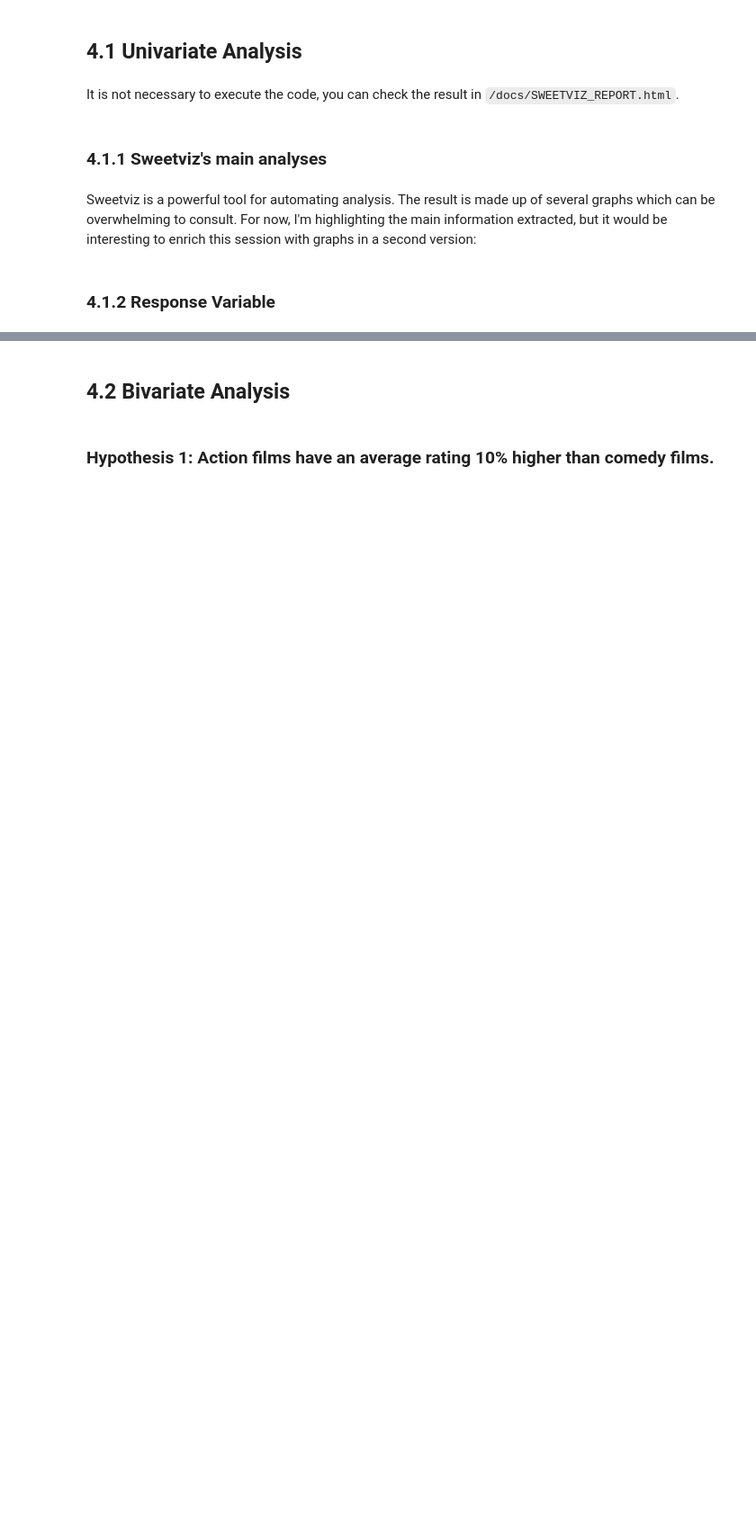
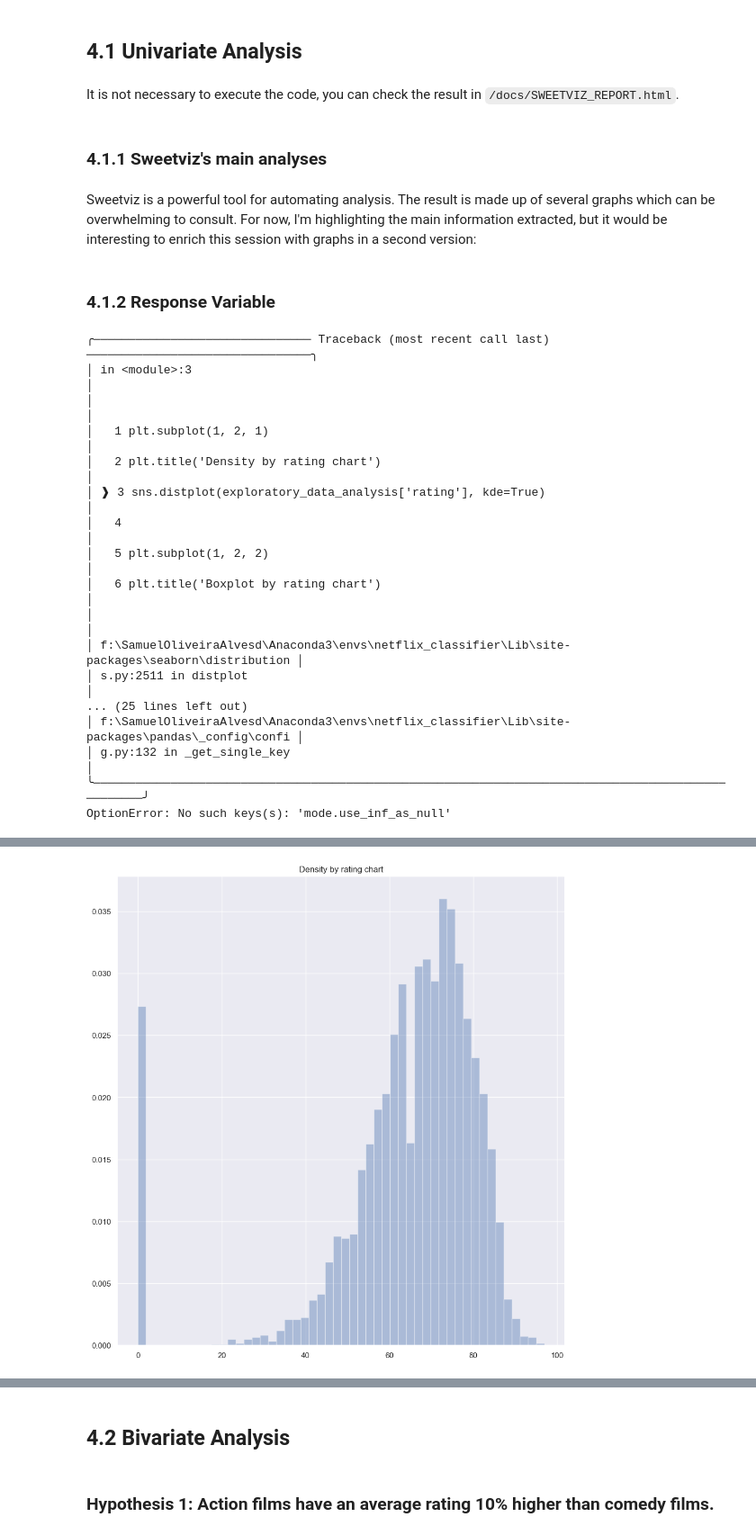
Before and after one commit to SamuelOliveirads/netflix-ratings-forecast, a Jupyter notebook: notebooks/v1.3_exploratory_data_analysis.ipynb, the cells around one changed output, grey strips where cells are left out. Shown: that part at 90% size. Saved outputs shown, nothing was run; the diff lists cells and outputs as text; code cells hidden in the pictures; blank space fills up the shorter version.

Commit message:
netflix-classifier (feat): analyze response variable

```diff
--- a/notebooks/v1.3_exploratory_data_analysis.ipynb
+++ b/notebooks/v1.3_exploratory_data_analysis.ipynb
@@ -61,3 +64,30 @@ It is not necessary to execute the code, you can check the result in `/docs/SWEE
 Sweetviz is a powerful tool for automating analysis. The result is made up of several graphs which can be overwhelming to consult. For now, I'm highlighting the main information extracted, but it would be interesting to enrich this session with graphs in a second version:
 # %% [markdown]
 ### 4.1.2 Response Variable
+# %%
+plt.subplot(1, 2, 1)
+plt.title('Density by rating chart')
+sns.distplot(exploratory_data_analysis['rating'], kde=True)
+
+plt.subplot(1, 2, 2)
+plt.title('Boxplot by rating chart')
+sns.boxplot(exploratory_data_analysis['rating'])
+plt.ylabel('rating');
+# %% [output]
+╭─────────────────────────────── Traceback (most recent call last) ────────────────────────────────╮
+│ in <module>:3                                                                                    │
+│                                                                                                  │
+│   1 plt.subplot(1, 2, 1)                                                                         │
+│   2 plt.title('Density by rating chart')                                                         │
+│ ❱ 3 sns.distplot(exploratory_data_analysis['rating'], kde=True)                                  │
+│   4                                                                                              │
+│   5 plt.subplot(1, 2, 2)                                                                         │
+│   6 plt.title('Boxplot by rating chart')                                                         │
+│                                                                                                  │
+│ f:\SamuelOliveiraAlvesd\Anaconda3\envs\netflix_classifier\Lib\site-packages\seaborn\distribution │
+│ s.py:2511 in distplot                                                                            │
+... (25 lines left out)
+│ f:\SamuelOliveiraAlvesd\Anaconda3\envs\netflix_classifier\Lib\site-packages\pandas\_config\confi │
+│ g.py:132 in _get_single_key                                                                      │
+╰──────────────────────────────────────────────────────────────────────────────────────────────────╯
+OptionError: No such keys(s): 'mode.use_inf_as_null'
@@ -63,0 +95 @@ Sweetviz is a powerful tool for automating analysis. The result is made up of se
+[figure, added]
```
Also changed, not shown: parts of 10 cells of this notebook.
